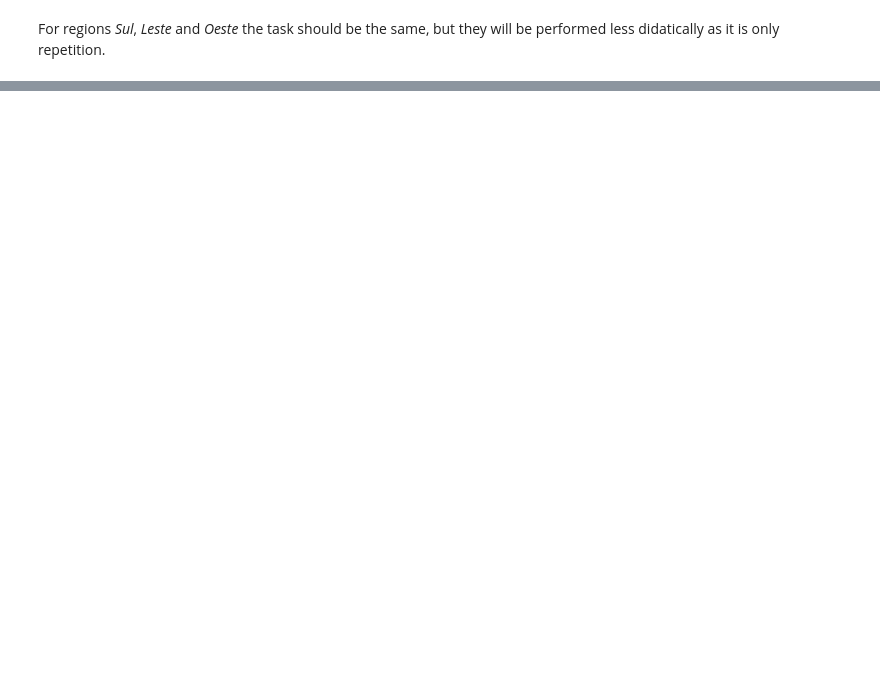
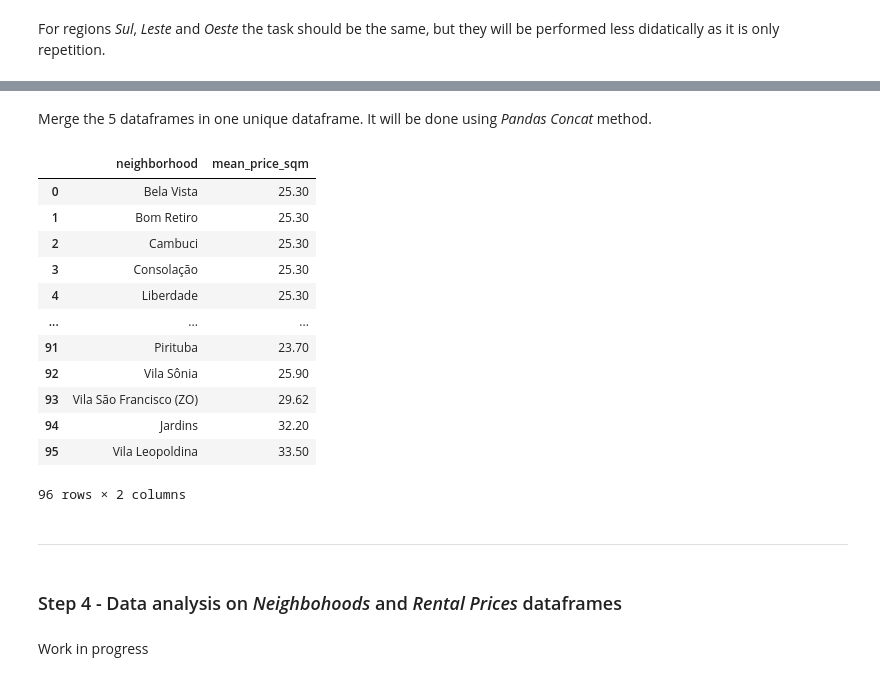
Before and after one commit to sjsilvabr/Coursera_Capstone, a Jupyter notebook: Capstone_Notebook.ipynb, the cells around one changed output, grey strips where cells are left out. Drawn from its saved outputs; the diff is of its cells as text; code cells hidden in the pictures; blank space fills up the shorter version.

```diff
--- a/Capstone_Notebook.ipynb
+++ b/Capstone_Notebook.ipynb
@@ -641,0 +1142,13 @@ For regions _Sul_, _Leste_ and _Oeste_ the task should be the same, but they wil
+# %%
+# remove currency symbol and change decimal separator
+df_rentalpricesO['mean_price_sqm'] = df_rentalpricesO['mean_price_sqm'].apply(lambda x : x.replace('R$ ', ''))
+df_rentalpricesO['mean_price_sqm'] = df_rentalpricesO['mean_price_sqm'].apply(lambda x : x.replace(',', '.'))
+
+# replace text by NaN in mean price
+df_rentalpricesO.iloc[[13,18],[1]] = np.nan
+
+# convert the price column to float
+df_rentalpricesO = df_rentalpricesO.astype({'mean_price_sqm': 'float64'})
+
+# print the columns data types
+print('Dataframedata types:\n', df_rentalpricesO.dtypes, '\n')
@@ -641,0 +1185,6 @@ For regions _Sul_, _Leste_ and _Oeste_ the task should be the same, but they wil
+# %%
+# Replace the missing mean prices with the region mean price
+df_rentalpricesO.iloc[[13,18],[1]] = round(df_rentalpricesO['mean_price_sqm'].mean(),2)
+
+# check results
+df_rentalpricesO.iloc[[13,18]]
@@ -641,0 +1207,12 @@ For regions _Sul_, _Leste_ and _Oeste_ the task should be the same, but they wil
+# %%
+# set a list with the values
+val =[23.29, 28.25, 24.76, 24.90]
+
+# create the dataframe using the Neighborhoods Dataframe filtered by neighborhood == Centro
+df_rentalpricesC = df_neighborhoods[df_neighborhoods['region']=='Centro'][['neighborhood']]
+
+# add the calculated mean price to dataframe
+df_rentalpricesC['mean_price_sqm'] = list(np.repeat(round(np.mean(val),2), df_rentalpricesC.shape[0]))
+
+# print results
+df_rentalpricesC
@@ -641,0 +1251,32 @@ For regions _Sul_, _Leste_ and _Oeste_ the task should be the same, but they wil
+# %% [markdown]
+Merge the 5 dataframes in one unique dataframe. It will be done using _Pandas Concat_ method.
+# %%
+# merge the dataframes in one
+df_rentalprices = pd.concat([df_rentalpricesC,
+                             df_rentalpricesN,
+                             df_rentalpricesS,
+                             df_rentalpricesL,
+                             df_rentalpricesO], ignore_index=True, axis=0)
+
+# check results
+df_rentalprices
+# %% [output]
+|  | neighborhood | mean_price_sqm |
+| 0 | Bela Vista | 25.30 |
+| 1 | Bom Retiro | 25.30 |
+| 2 | Cambuci | 25.30 |
+| 3 | Consolação | 25.30 |
+| 4 | Liberdade | 25.30 |
+| ... | ... | ... |
+| 91 | Pirituba | 23.70 |
+| 92 | Vila Sônia | 25.90 |
+| 93 | Vila São Francisco (ZO) | 29.62 |
+| 94 | Jardins | 32.20 |
+| 95 | Vila Leopoldina | 33.50 |
+96 rows × 2 columns
+# %% [markdown]
+---
+# %% [markdown]
+### Step 4 - Data analysis on _Neighbohoods_ and _Rental Prices_ dataframes
+# %% [markdown]
+Work in progress
```
Also changed, not shown: parts of 72 cells of this notebook.
